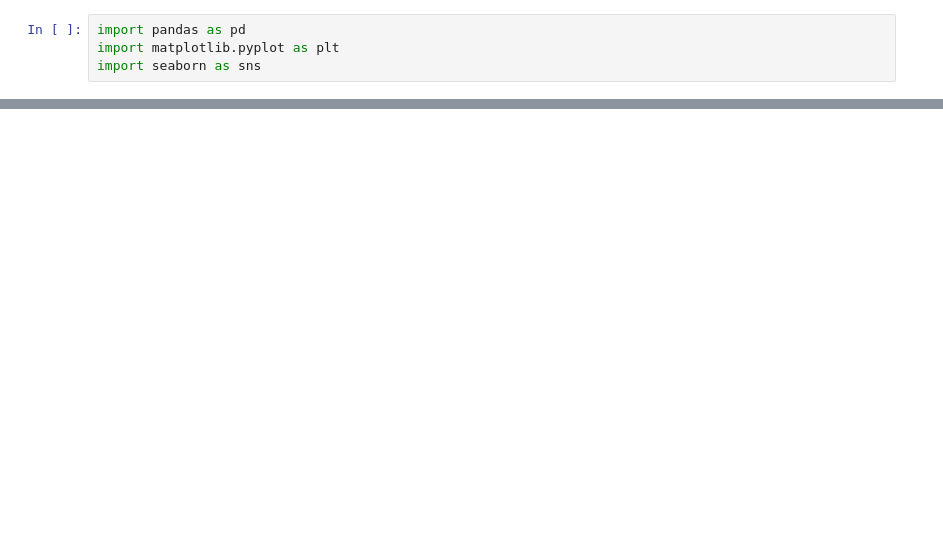
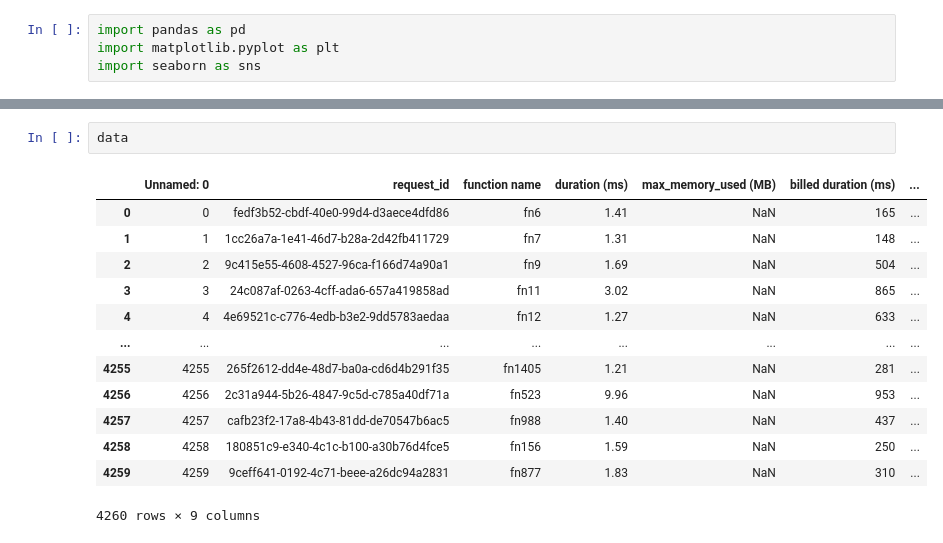
Before and after one commit to open-lambda/ReqBench, a Jupyter notebook: aws_plot.ipynb, the cells around one changed output, grey strips where cells are left out. Saved outputs shown, nothing was run; the diff lists cells and outputs as text; blank space fills up the shorter version.

```diff
--- a/aws_plot.ipynb
+++ b/aws_plot.ipynb
@@ -27,0 +28,16 @@ Text(0.5, 0, 'Memory Used (mb)')
+# %%
+data
+# %% [output]
+|  | Unnamed: 0 | request_id | function name | duration (ms) | max_memory_used (MB) | billed duration (ms) | ... |
+| 0 | 0 | fedf3b52-cbdf-40e0-99d4-d3aece4dfd86 | fn6 | 1.41 | NaN | 165 | ... |
+| 1 | 1 | 1cc26a7a-1e41-46d7-b28a-2d42fb411729 | fn7 | 1.31 | NaN | 148 | ... |
+| 2 | 2 | 9c415e55-4608-4527-96ca-f166d74a90a1 | fn9 | 1.69 | NaN | 504 | ... |
+| 3 | 3 | 24c087af-0263-4cff-ada6-657a419858ad | fn11 | 3.02 | NaN | 865 | ... |
+| 4 | 4 | 4e69521c-c776-4edb-b3e2-9dd5783aedaa | fn12 | 1.27 | NaN | 633 | ... |
+| ... | ... | ... | ... | ... | ... | ... | ... |
+| 4255 | 4255 | 265f2612-dd4e-48d7-ba0a-cd6d4b291f35 | fn1405 | 1.21 | NaN | 281 | ... |
+| 4256 | 4256 | 2c31a944-5b26-4847-9c5d-c785a40df71a | fn523 | 9.96 | NaN | 953 | ... |
+| 4257 | 4257 | cafb23f2-17a8-4b43-81dd-de70547b6ac5 | fn988 | 1.40 | NaN | 437 | ... |
+| 4258 | 4258 | 180851c9-e340-4c1c-b100-a30b76d4fce5 | fn156 | 1.59 | NaN | 250 | ... |
+| 4259 | 4259 | 9ceff641-0192-4c71-beee-a26dc94a2831 | fn877 | 1.83 | NaN | 310 | ... |
+4260 rows × 9 columns
```
Also changed, not shown: parts of 1 cell of this notebook, 1 other file.
